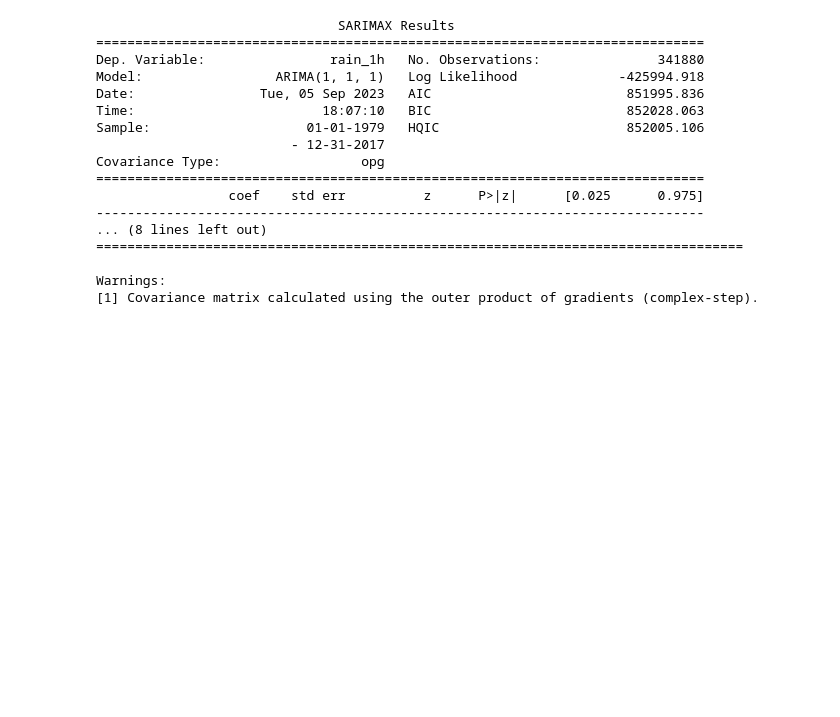
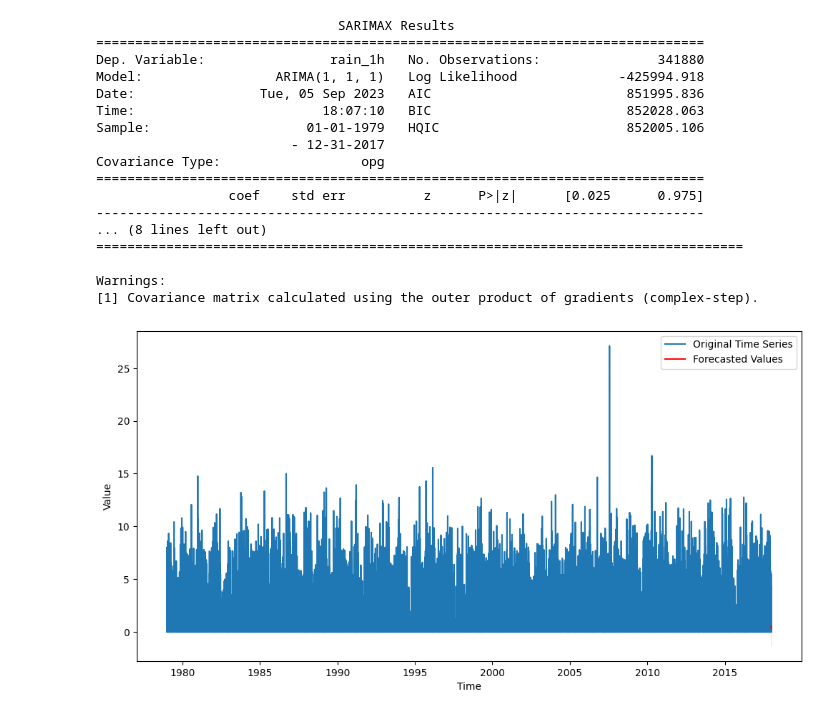
Before and after one commit to aymanrafif/rainforecasting_dq, a Jupyter notebook: lag_implementation.ipynb, the cells around one changed output. Cells and saved outputs as stored; diff of their text form; code cells hidden in the pictures; blank space fills up the shorter version.

```diff
--- a/lag_implementation.ipynb
+++ b/lag_implementation.ipynb
@@ -353,3 +353,15 @@ forecast_steps = 10  # Number of future time steps to forecast
 forecast_obj = results.get_forecast(steps=forecast_steps)
 forecast = forecast_obj.predicted_mean
 conf_int = forecast_obj.conf_int()
+# %%
+# Plot the original time series and the forecasted values
+plt.figure(figsize=(12, 6))
+plt.plot(timeseries.index, timeseries, label='Original Time Series')  # Use time series index for x-axis
+plt.plot(forecast_obj.predicted_mean.index, forecast, label='Forecasted Values', color='red')  # Use forecast index for x-axis
+plt.fill_between(forecast_obj.predicted_mean.index, conf_int.iloc[:, 0], conf_int.iloc[:, 1], color='pink', alpha=0.3)  # Use forecast index for x-axis
+plt.xlabel('Time')
+plt.ylabel('Value')
+plt.legend()
+plt.show()
+# %% [output]
+[figure, added]
```
